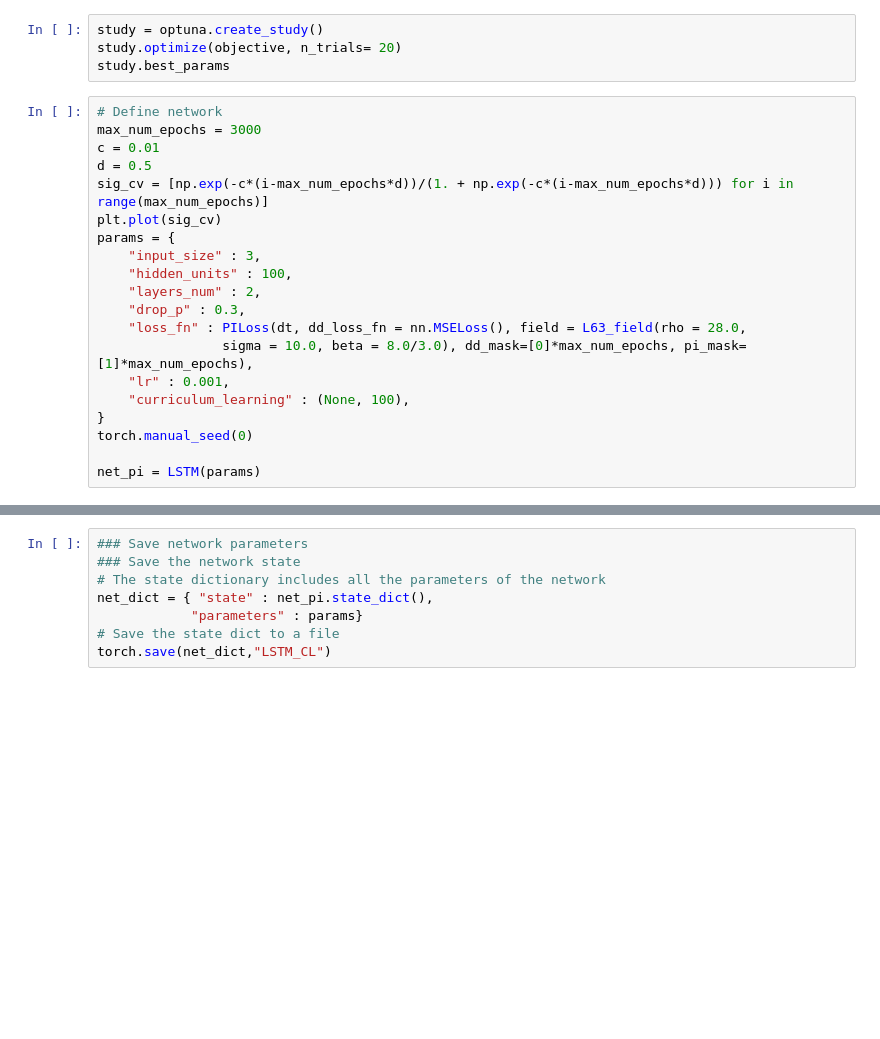
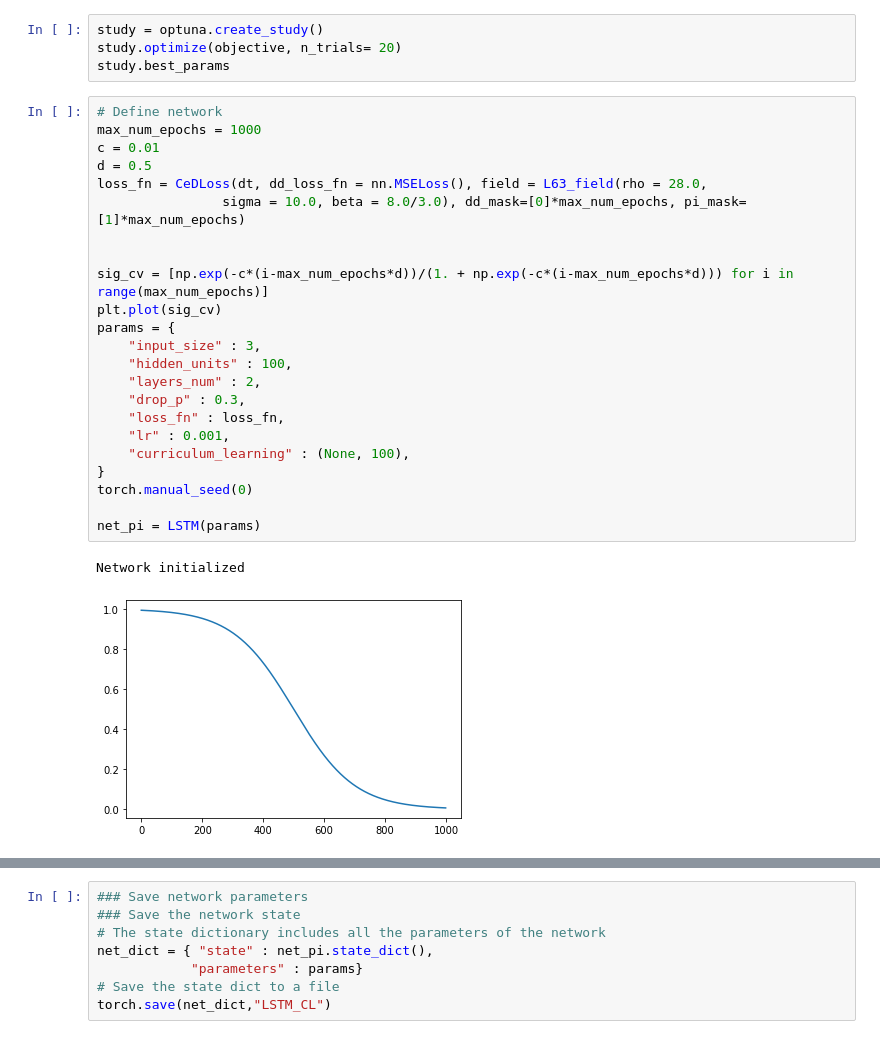
Before and after one commit to lupoalberto98/Physical-Informed-Dynamical-Systems, a Jupyter notebook: src/main.ipynb, the cells around one changed output, grey strips where cells are left out. Cells and saved outputs as stored; diff of their text form; blank space fills up the shorter version.

```diff
--- a/src/main.ipynb
+++ b/src/main.ipynb
@@ -250,23 +283,29 @@ study.optimize(objective, n_trials= 20)
 study.best_params
 # %%
 # Define network
-max_num_epochs = 3000
+max_num_epochs = 1000
 c = 0.01
 d = 0.5
+loss_fn = CeDLoss(dt, dd_loss_fn = nn.MSELoss(), field = L63_field(rho = 28.0,
+                sigma = 10.0, beta = 8.0/3.0), dd_mask=[0]*max_num_epochs, pi_mask=[1]*max_num_epochs)
+
+
 sig_cv = [np.exp(-c*(i-max_num_epochs*d))/(1. + np.exp(-c*(i-max_num_epochs*d))) for i in range(max_num_epochs)]
 plt.plot(sig_cv)
 params = {
     "input_size" : 3,
     "hidden_units" : 100,
     "layers_num" : 2,
     "drop_p" : 0.3,
-    "loss_fn" : PILoss(dt, dd_loss_fn = nn.MSELoss(), field = L63_field(rho = 28.0,
-                sigma = 10.0, beta = 8.0/3.0), dd_mask=[0]*max_num_epochs, pi_mask=[1]*max_num_epochs),
+    "loss_fn" : loss_fn,
     "lr" : 0.001,
     "curriculum_learning" : (None, 100),
 }
 torch.manual_seed(0)
 
 net_pi = LSTM(params)
+# %% [output]
+Network initialized
+[figure, added]
 # %%
 print(torch.__version__)
```
Also changed, not shown: parts of 18 cells of this notebook, 2 other files.
